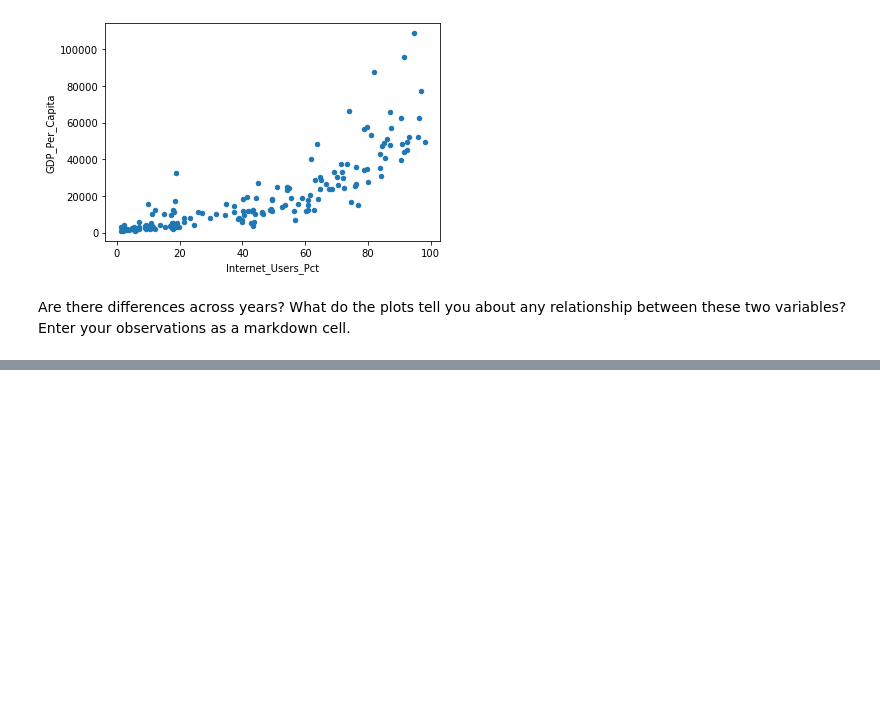
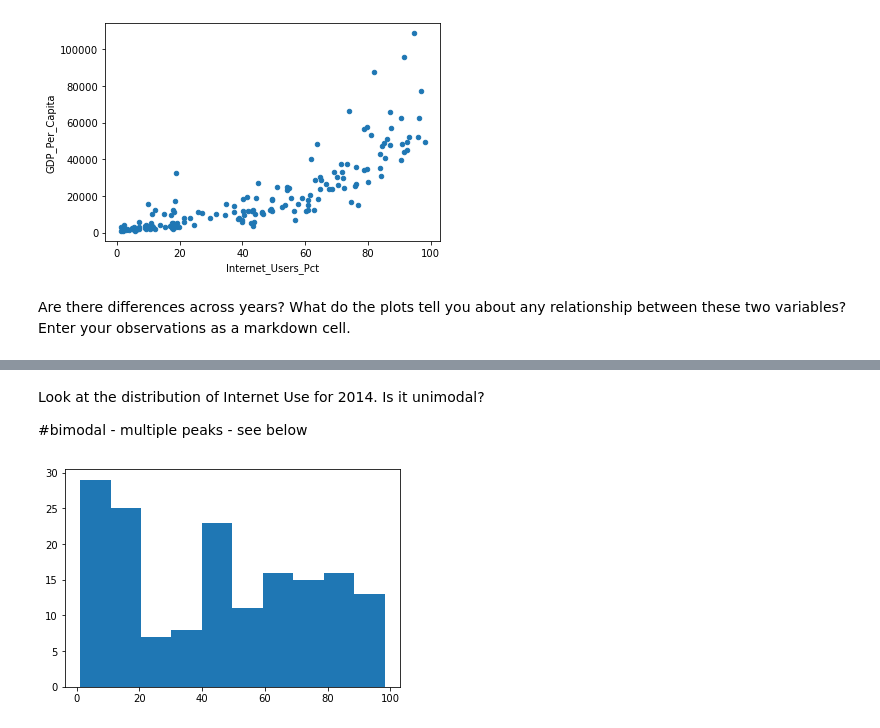
Before and after one commit to NSS-Data-Analytics-Cohort-7/gdp-and-internet-usage-RobertRLunn, a Jupyter notebook: Notebook/gdpworkbook.ipynb, the cells around one changed output, grey strips where cells are left out. Drawn from its saved outputs; the diff is of its cells as text; code cells hidden in the pictures; blank space fills up the shorter version.

```diff
--- a/Notebook/gdpworkbook.ipynb
+++ b/Notebook/gdpworkbook.ipynb
@@ -347,0 +358,12 @@ Look at the distribution of gdp per capita values for 2014. Is it unimodal?
+# %% [markdown]
+Look at the distribution of Internet Use for 2014. Is it unimodal?
+
+#bimodal - multiple peaks - see below
+# %%
+x = gdp_internet2014.Internet_Users_Pct
+
+plt.hist(x,10)
+
+plt.show()
+# %% [output]
+[figure, added]
```
Also changed, not shown: parts of 6 cells of this notebook.
